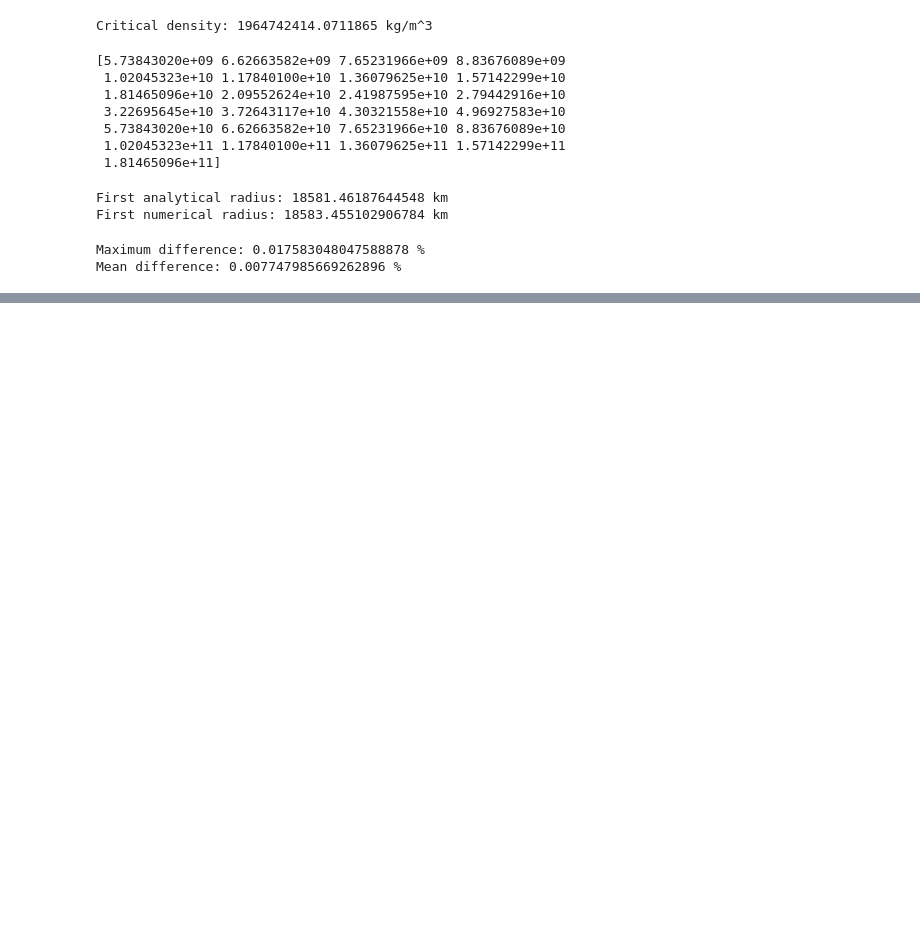
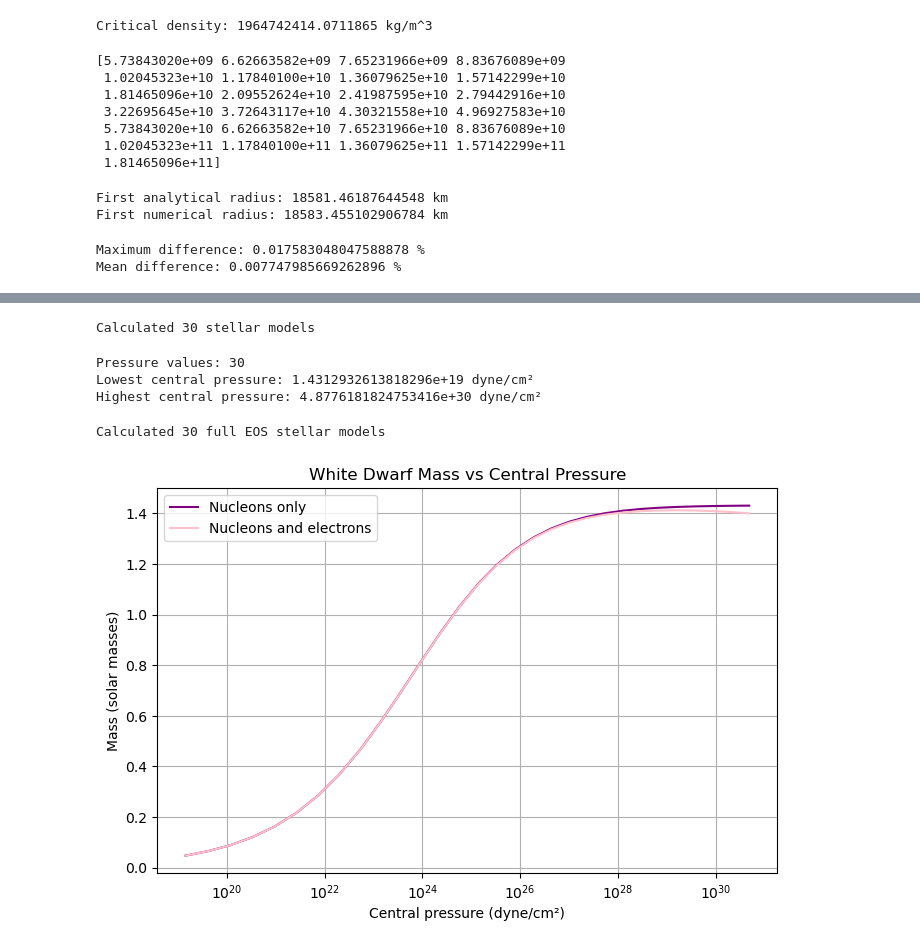
Before and after one commit to charlprend/Compact-Star-Modelling-, a Jupyter notebook: Notebooks/sagert_eos_code.ipynb, the cells around one changed output, grey strips where cells are left out. Drawn from its saved outputs; the diff is of its cells as text; code cells hidden in the pictures; blank space fills up the shorter version.

```diff
--- a/Notebooks/sagert_eos_code.ipynb
+++ b/Notebooks/sagert_eos_code.ipynb
@@ -782,0 +933,53 @@ Mean difference: 0.007747985669262896 %
+# %%
+print("Calculated", len(masses_nucleon_extended), "stellar models")
+# %% [output]
+Calculated 30 stellar models
+# %%
+central_pressures_extended = []
+
+for rho_c in central_densities_extended:
+    k_F_c = fermi_momentum(rho_c, A, Z)
+    p_c = electron_pressure(k_F_c)
+
+    central_pressures_extended.append(p_c * 10)
+
+print("Pressure values:", len(central_pressures_extended))
+print("Lowest central pressure:", central_pressures_extended[0], "dyne/cm²")
+print("Highest central pressure:", central_pressures_extended[-1], "dyne/cm²")
+# %% [output]
+Pressure values: 30
+Lowest central pressure: 1.4312932613818296e+19 dyne/cm²
+Highest central pressure: 4.8776181824753416e+30 dyne/cm²
+# %%
+radii_full_extended = []
+masses_full_extended = []
+
+for rho_c in central_densities_extended:
+    R, M = solve_star_full(rho_c)
+
+    radii_full_extended.append(R / 1000)
+    masses_full_extended.append(M / M_sun)
+
+print("Calculated", len(masses_full_extended), "full EOS stellar models")
+# %% [output]
+Calculated 30 full EOS stellar models
+# %%
+plt.figure(figsize=(8, 5))
+
+plt.plot(central_pressures_extended, masses_nucleon_extended,
+         color="purple", label="Nucleons only")
+
+plt.plot(central_pressures_extended, masses_full_extended,
+         color="pink", label="Nucleons and electrons")
+
+plt.xscale("log")
+
+plt.xlabel("Central pressure (dyne/cm²)")
+plt.ylabel("Mass (solar masses)")
+plt.title("White Dwarf Mass vs Central Pressure")
+
+plt.legend()
+plt.grid(True)
+plt.show()
+# %% [output]
+[figure, added]
```
Also changed, not shown: parts of 43 cells of this notebook, 1 other file.
